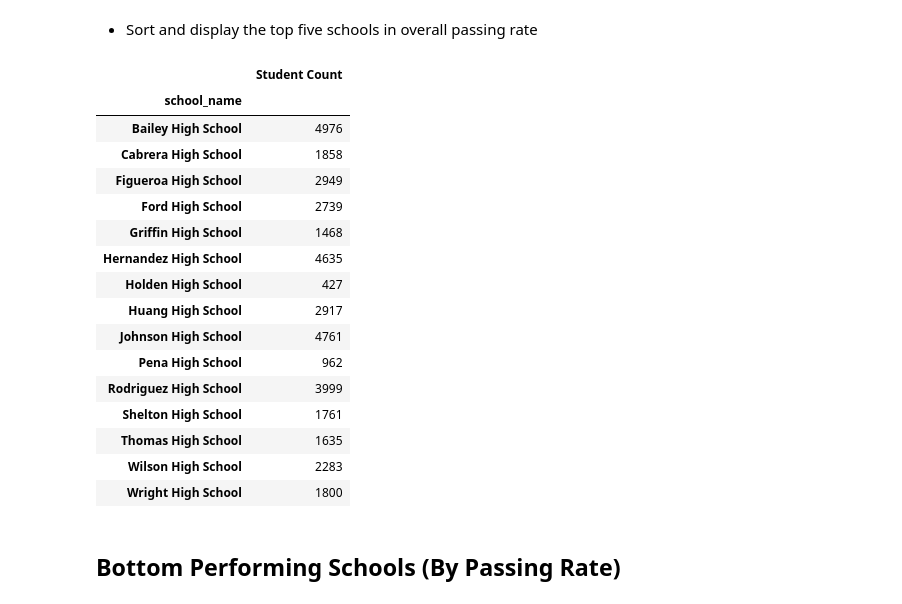
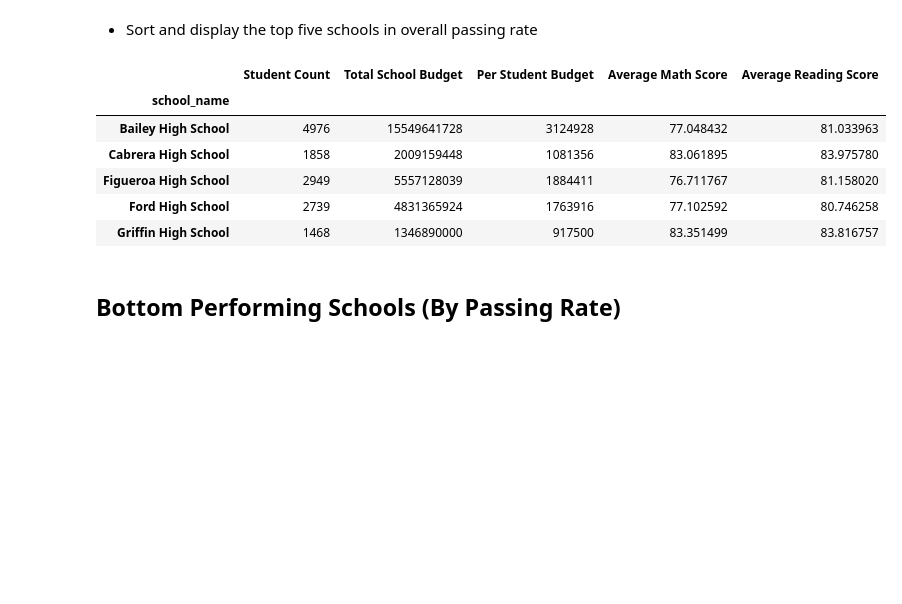
Before and after one commit to MissWibbon/pandas-challenge, a Jupyter notebook: PyCitySchools/PyCitySchools_starter.ipynb, the cells around one changed output. Drawn from its saved outputs; the diff is of its cells as text; code cells hidden in the pictures; blank space fills up the shorter version.

```diff
--- a/PyCitySchools/PyCitySchools_starter.ipynb
+++ b/PyCitySchools/PyCitySchools_starter.ipynb
@@ -101,30 +101,31 @@ district_summary
 ## Top Performing Schools (By Passing Rate)
 # %% [markdown]
 * Sort and display the top five schools in overall passing rate
-# %%
-sort_schools = school_data_complete.groupby('school_name')
-school_type = ["District", "Charter"]
-summary_df = pd.DataFrame({"Student Count": sort_schools['school_name'].count()})
-school_type
-summary_df
-# %% [output]
-|  | Student Count |
-| school_name |  |
-| Bailey High School | 4976 |
-| Cabrera High School | 1858 |
-| Figueroa High School | 2949 |
-| Ford High School | 2739 |
-| Griffin High School | 1468 |
-| Hernandez High School | 4635 |
-| Holden High School | 427 |
-| Huang High School | 2917 |
-| Johnson High School | 4761 |
-| Pena High School | 962 |
-| Rodriguez High School | 3999 |
-| Shelton High School | 1761 |
-| Thomas High School | 1635 |
-| Wilson High School | 2283 |
-| Wright High School | 1800 |
+# %%
+sort_schools = school_data_complete.groupby('school_name')
+school_type = ["District", "Charter"]
+
+per_student_budget = (sort_schools['school_name'].count()[0] * 100) / sort_schools['budget'].sum()
+#passing_math = sort_schools["math_score"] >= 70
+#percentage_passing_math = (passing_math.count() * 100) / sort_schools['school_name'].count()
+#percentage_passing_math
+summary_df = pd.DataFrame({"Student Count": sort_schools['school_name'].count(),
+                            "Total School Budget": sort_schools["budget"].sum(),
+                            "Per Student Budget": sort_schools['budget'].mean(),
+                            "Average Math Score": sort_schools['math_score'].mean(),
+                            "Average Reading Score": sort_schools['reading_score'].mean()
+                            #"% Passing Math": sort_schools["math_score"].count()
+})
+summary_df.sort_values('Average Reading Score', ascending=True)
+summary_df.head()
+# %% [output]
+|  | Student Count | Total School Budget | Per Student Budget | Average Math Score | Average Reading Score |
+| school_name |  |  |  |  |  |
+| Bailey High School | 4976 | 15549641728 | 3124928 | 77.048432 | 81.033963 |
+| Cabrera High School | 1858 | 2009159448 | 1081356 | 83.061895 | 83.975780 |
+| Figueroa High School | 2949 | 5557128039 | 1884411 | 76.711767 | 81.158020 |
+| Ford High School | 2739 | 4831365924 | 1763916 | 77.102592 | 80.746258 |
+| Griffin High School | 1468 | 1346890000 | 917500 | 83.351499 | 83.816757 |
 # %% [markdown]
 ## Bottom Performing Schools (By Passing Rate)
 # %% [markdown]
```
Also changed, not shown: parts of 4 cells of this notebook, 1 other file.
